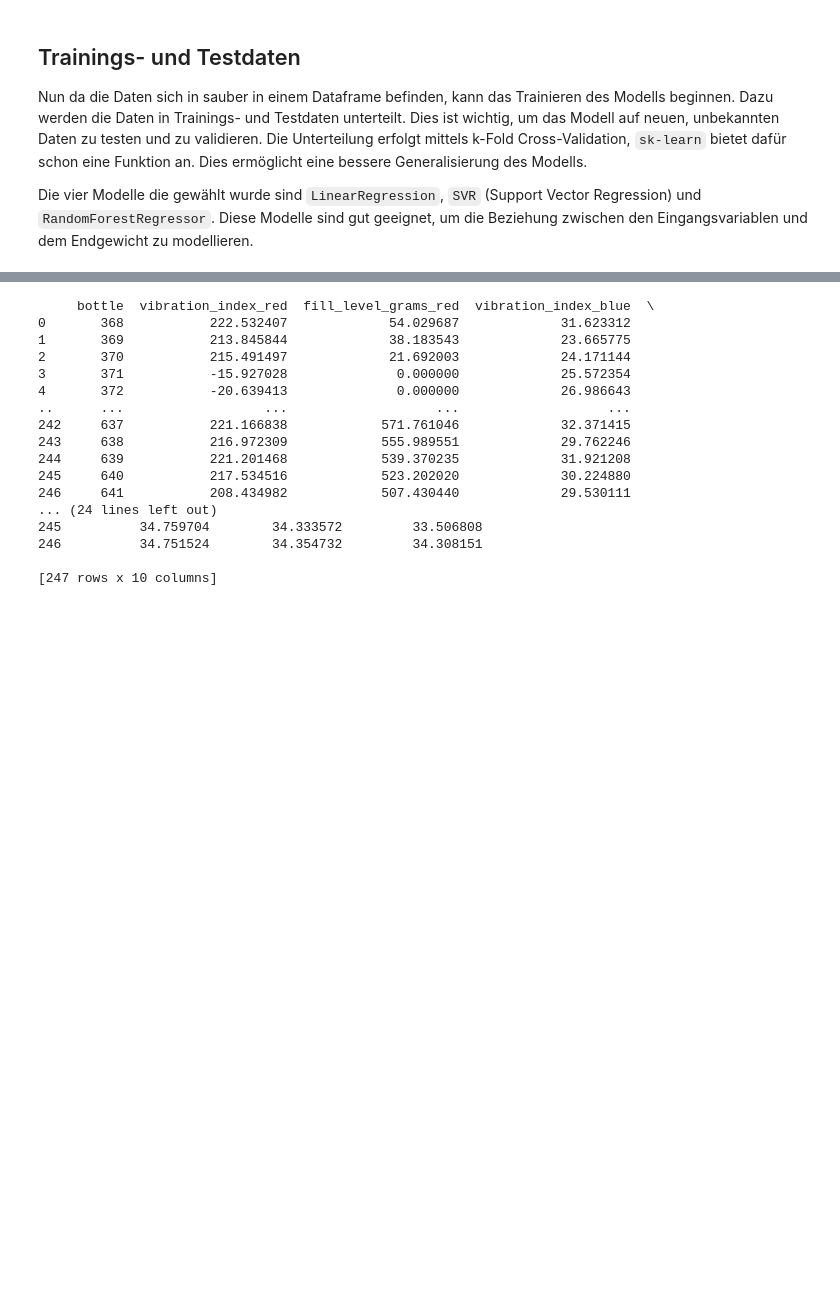
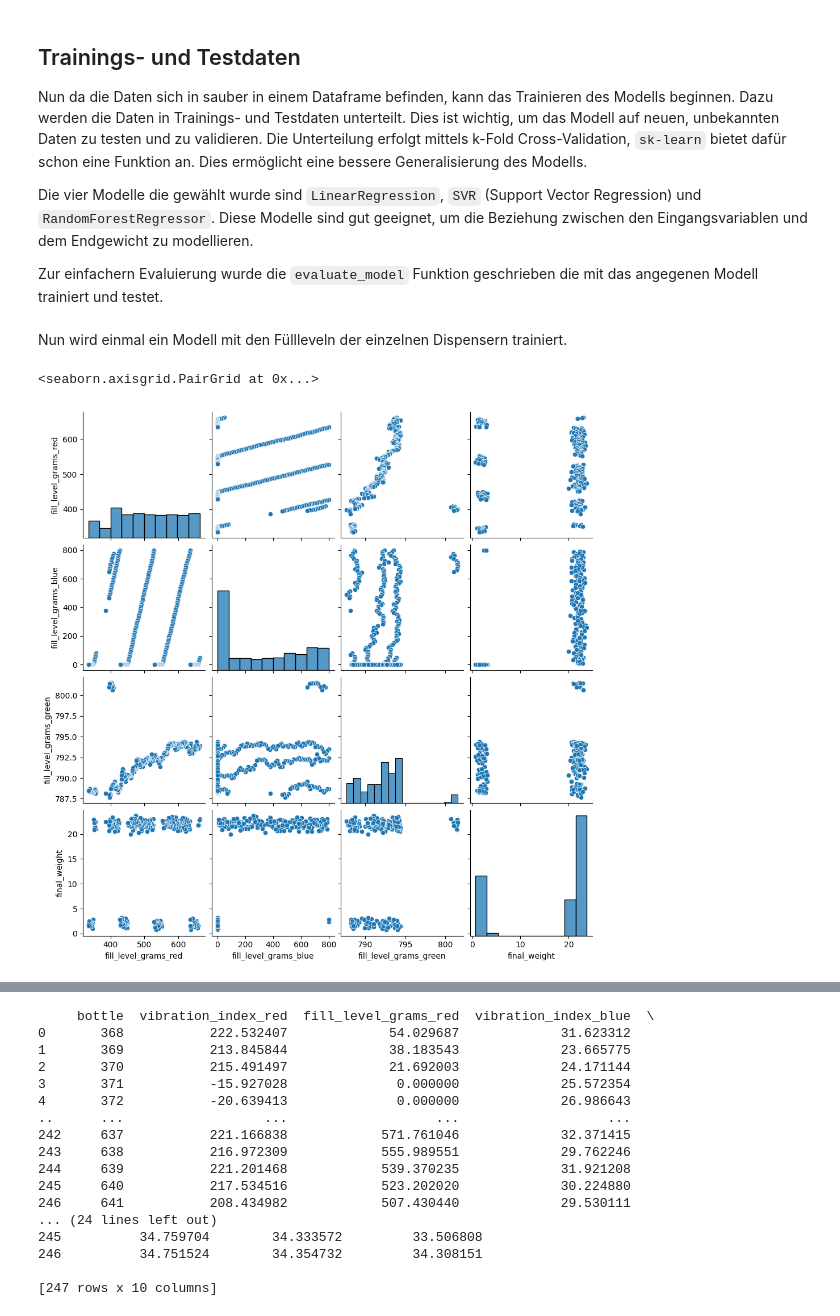
Before and after one commit to Abdullah-IT-Geek/AUT_Database, a Jupyter notebook: Process_data/regression.ipynb, the cells around one changed output, grey strips where cells are left out. Saved outputs shown, nothing was run; the diff lists cells and outputs as text; code cells hidden in the pictures; blank space fills up the shorter version.

```diff
--- a/Process_data/regression.ipynb
+++ b/Process_data/regression.ipynb
@@ -103,3 +108,5 @@ Die Unterteilung erfolgt mittels k-Fold Cross-Validation, `sk-learn` bietet daf
 Dies ermöglicht eine bessere Generalisierung des Modells.
 
 Die vier Modelle die gewählt wurde sind `LinearRegression`, `SVR` (Support Vector Regression) und `RandomForestRegressor`. Diese Modelle sind gut geeignet, um die Beziehung zwischen den Eingangsvariablen und dem Endgewicht zu modellieren.
+
+Zur einfachern Evaluierung wurde die `evaluate_model` Funktion geschrieben die mit das angegenen Modell trainiert und testet.
@@ -106 +145,14 @@ Die vier Modelle die gewählt wurde sind `LinearRegression`, `SVR` (Support Vect
+# %% [markdown]
+Nun wird einmal ein Modell mit den Füllleveln der einzelnen Dispensern trainiert.
+# %%
+# Features & Ziel definieren
+X = df_regression[['fill_level_grams_red',
+                   'fill_level_grams_blue',
+                   'fill_level_grams_green']]
+y = df_regression['final_weight']
+
+sns.pairplot(pd.concat([X, y]))
+# %% [output]
+<seaborn.axisgrid.PairGrid at 0x...>
+[figure, added]
 # %%
```
Also changed, not shown: parts of 12 cells of this notebook, 2 other files.
